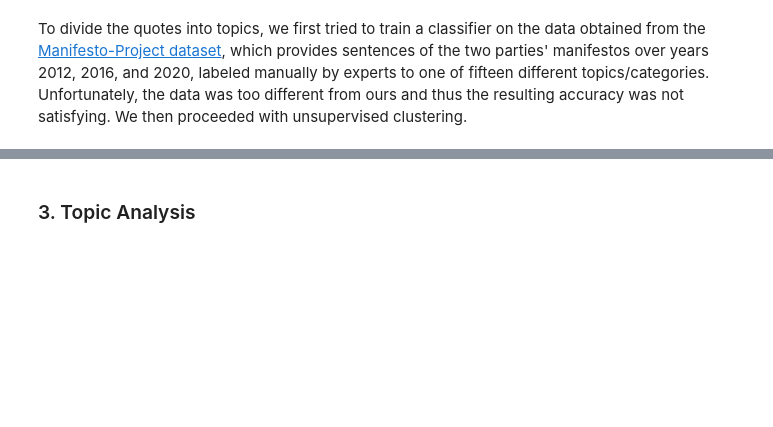
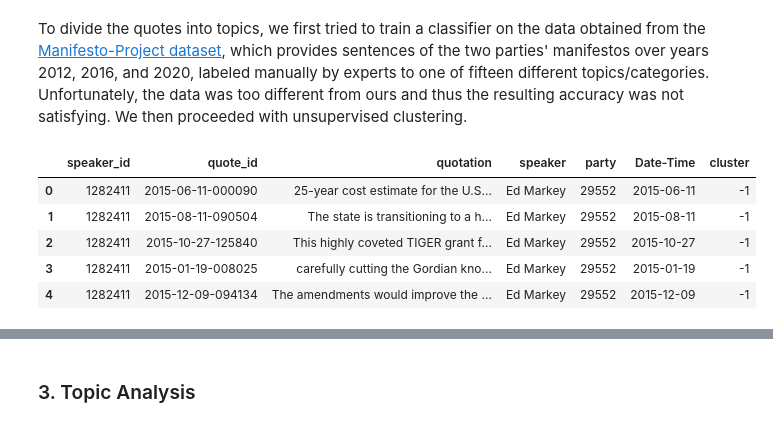
Before and after one commit to cndesabbata/Political-affiliation-predictor-from-quotes, a Jupyter notebook: political_classifier.ipynb, the cells around one changed output, grey strips where cells are left out. Cells and saved outputs as stored; diff of their text form; code cells hidden in the pictures; blank space fills up the shorter version.

```diff
--- a/political_classifier.ipynb
+++ b/political_classifier.ipynb
@@ -282,0 +424,12 @@ freq.head(10)
+# %%
+# Lets load the dataframe and assign labels
+df_quotes_topics = pd.read_pickle("data/binary/us-politicians-with-clusters.pickle")
+pd.set_option('display.max_colwidth', None)
+df_quotes_topics.head()
+# %% [output]
+|  | speaker_id | quote_id | quotation | speaker | party | Date-Time | cluster |
+| 0 | 1282411 | 2015-06-11-000090 | 25-year cost estimate for the U.S... | Ed Markey | 29552 | 2015-06-11 | -1 |
+| 1 | 1282411 | 2015-08-11-090504 | The state is transitioning to a h... | Ed Markey | 29552 | 2015-08-11 | -1 |
+| 2 | 1282411 | 2015-10-27-125840 | This highly coveted TIGER grant f... | Ed Markey | 29552 | 2015-10-27 | -1 |
+| 3 | 1282411 | 2015-01-19-008025 | carefully cutting the Gordian kno... | Ed Markey | 29552 | 2015-01-19 | -1 |
+| 4 | 1282411 | 2015-12-09-094134 | The amendments would improve the ... | Ed Markey | 29552 | 2015-12-09 | -1 |
```
Also changed, not shown: parts of 7 cells of this notebook, 1 other file.
